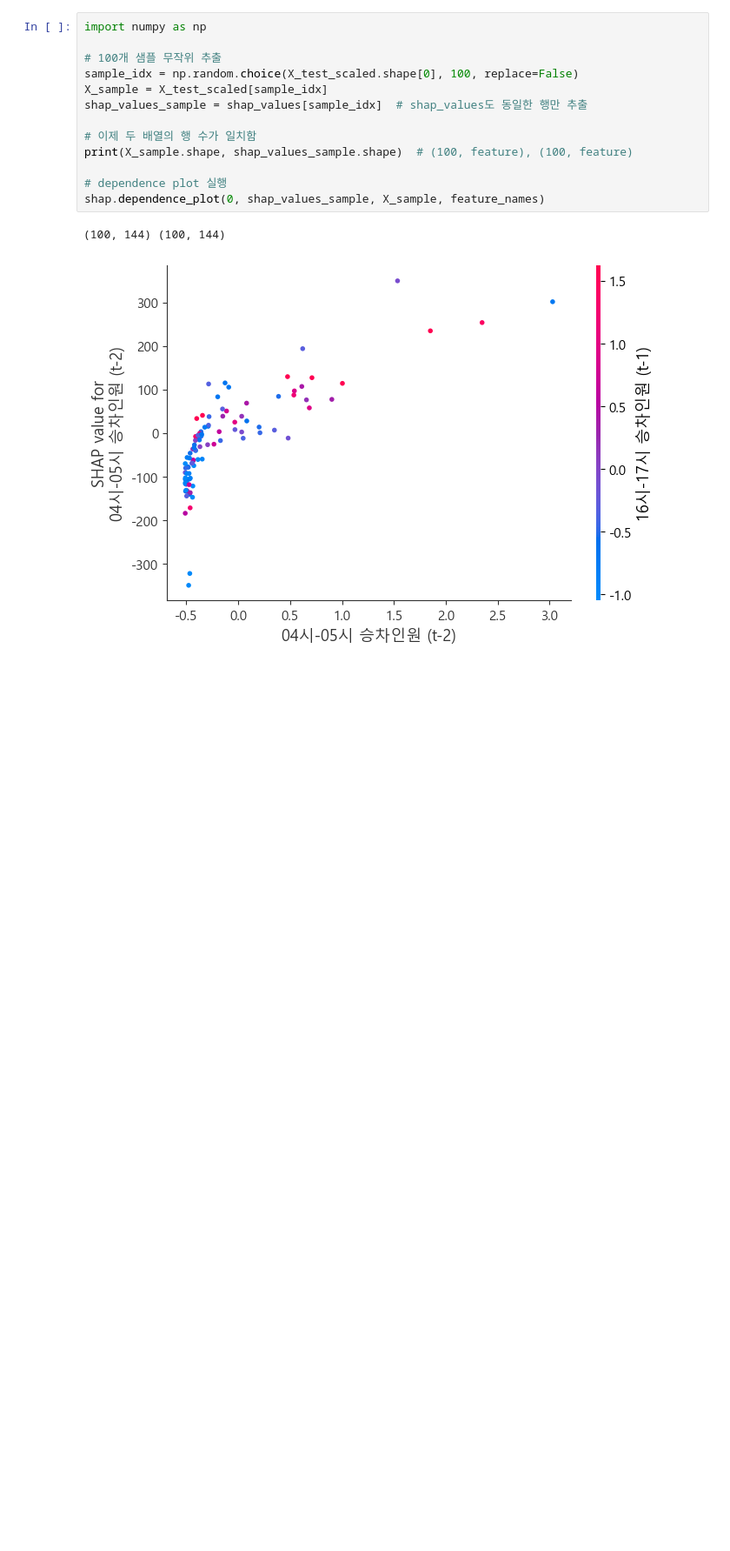
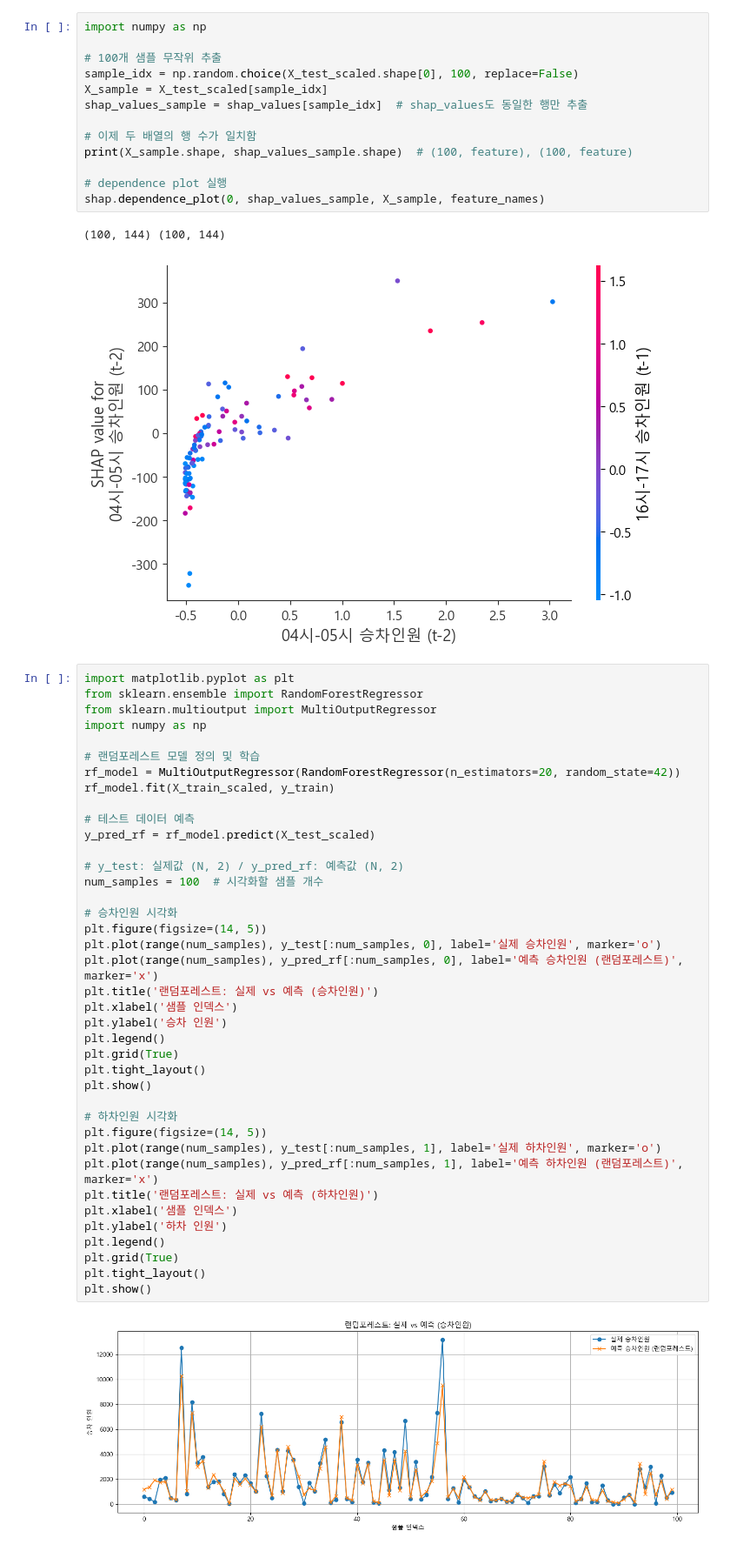
Before and after one commit to kkh01230123/llll, a Jupyter notebook: ml.ipynb, the cells around one changed output. Shown at 87% size. Drawn from its saved outputs; the diff is of its cells as text; blank space fills up the shorter version.

```diff
--- a/ml.ipynb
+++ b/ml.ipynb
@@ -239,3 +239,44 @@ shap.dependence_plot(0, shap_values_sample, X_sample, feature_names)
 # %% [output]
 (100, 144) (100, 144)
 [figure]
+# %%
+import matplotlib.pyplot as plt
+from sklearn.ensemble import RandomForestRegressor
+from sklearn.multioutput import MultiOutputRegressor
+import numpy as np
+
+# 랜덤포레스트 모델 정의 및 학습
+rf_model = MultiOutputRegressor(RandomForestRegressor(n_estimators=20, random_state=42))
+rf_model.fit(X_train_scaled, y_train)
+
+# 테스트 데이터 예측
+y_pred_rf = rf_model.predict(X_test_scaled)
+
+# y_test: 실제값 (N, 2) / y_pred_rf: 예측값 (N, 2)
+num_samples = 100  # 시각화할 샘플 개수
+
+# 승차인원 시각화
+plt.figure(figsize=(14, 5))
+plt.plot(range(num_samples), y_test[:num_samples, 0], label='실제 승차인원', marker='o')
+plt.plot(range(num_samples), y_pred_rf[:num_samples, 0], label='예측 승차인원 (랜덤포레스트)', marker='x')
+plt.title('랜덤포레스트: 실제 vs 예측 (승차인원)')
+plt.xlabel('샘플 인덱스')
+plt.ylabel('승차 인원')
+plt.legend()
+plt.grid(True)
+plt.tight_layout()
+plt.show()
+
+# 하차인원 시각화
+plt.figure(figsize=(14, 5))
+plt.plot(range(num_samples), y_test[:num_samples, 1], label='실제 하차인원', marker='o')
+plt.plot(range(num_samples), y_pred_rf[:num_samples, 1], label='예측 하차인원 (랜덤포레스트)', marker='x')
+plt.title('랜덤포레스트: 실제 vs 예측 (하차인원)')
+plt.xlabel('샘플 인덱스')
+plt.ylabel('하차 인원')
+plt.legend()
+plt.grid(True)
+plt.tight_layout()
+plt.show()
+# %% [output]
+[figure, added]
```
Also changed, not shown: parts of 2 cells of this notebook, 2 other files.
